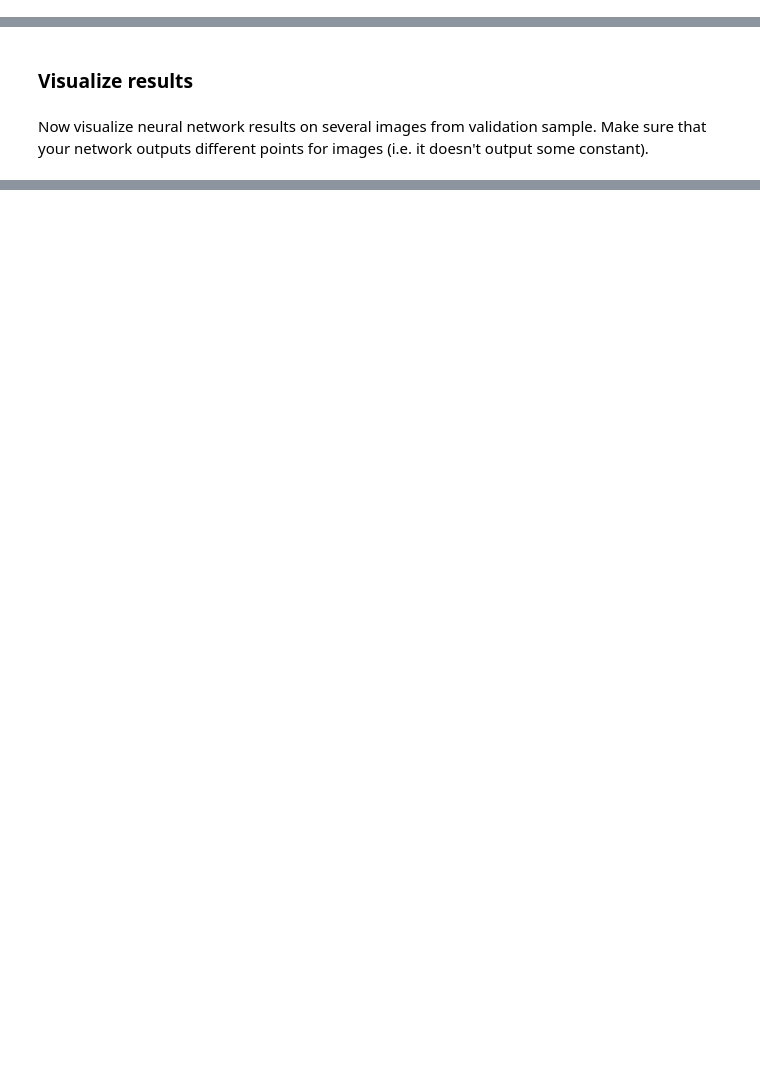
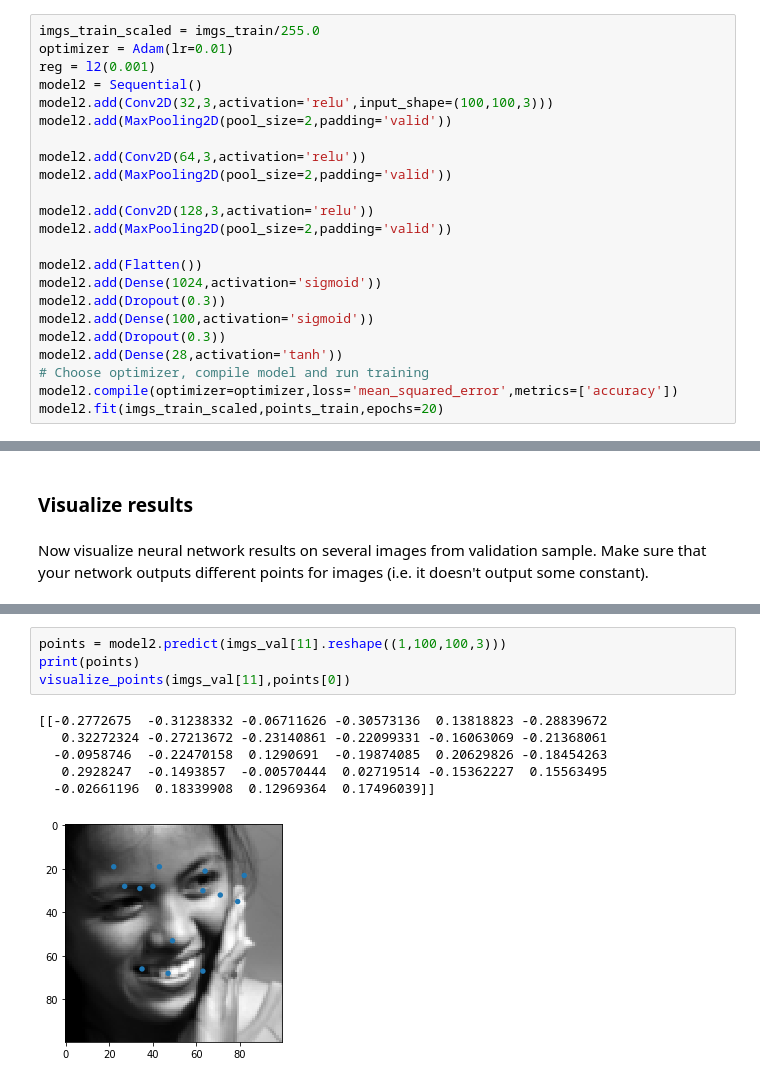
Before and after one commit to cr-bharath/Deep-learning-in-Computer-Vision-Coursera, a Jupyter notebook: Week2/Facial keypoints.ipynb, the cells around one changed output, grey strips where cells are left out. Cells and saved outputs as stored; diff of their text form; blank space fills up the shorter version.

```diff
--- a/Week2/Facial keypoints.ipynb
+++ b/Week2/Facial keypoints.ipynb
@@ -179,0 +223,23 @@ from keras.optimizers import SGD, Adam
+# %%
+imgs_train_scaled = imgs_train/255.0
+optimizer = Adam(lr=0.01)
+reg = l2(0.001)
+model2 = Sequential()
+model2.add(Conv2D(32,3,activation='relu',input_shape=(100,100,3)))
+model2.add(MaxPooling2D(pool_size=2,padding='valid'))
+
+model2.add(Conv2D(64,3,activation='relu'))
+model2.add(MaxPooling2D(pool_size=2,padding='valid'))
+
+model2.add(Conv2D(128,3,activation='relu'))
+model2.add(MaxPooling2D(pool_size=2,padding='valid'))
+
+model2.add(Flatten())
+model2.add(Dense(1024,activation='sigmoid'))
+model2.add(Dropout(0.3))
+model2.add(Dense(100,activation='sigmoid'))
+model2.add(Dropout(0.3))
+model2.add(Dense(28,activation='tanh'))
+# Choose optimizer, compile model and run training
+model2.compile(optimizer=optimizer,loss='mean_squared_error',metrics=['accuracy'])
+model2.fit(imgs_train_scaled,points_train,epochs=20)
@@ -187,0 +280,11 @@ Now visualize neural network results on several images from validation sample. M
+# %%
+points = model2.predict(imgs_val[11].reshape((1,100,100,3)))
+print(points)
+visualize_points(imgs_val[11],points[0])
+# %% [output]
+[[-0.2772675  -0.31238332 -0.06711626 -0.30573136  0.13818823 -0.28839672
+   0.32272324 -0.27213672 -0.23140861 -0.22099331 -0.16063069 -0.21368061
+  -0.0958746  -0.22470158  0.1290691  -0.19874085  0.20629826 -0.18454263
+   0.2928247  -0.1493857  -0.00570444  0.02719514 -0.15362227  0.15563495
+  -0.02661196  0.18339908  0.12969364  0.17496039]]
+[figure, added]
```
Also changed, not shown: parts of 9 cells of this notebook.
